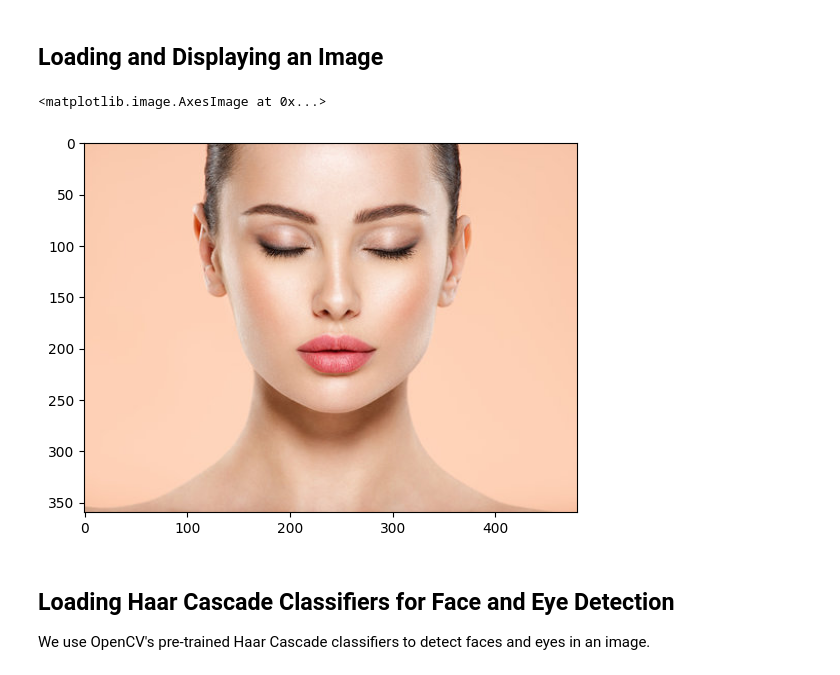
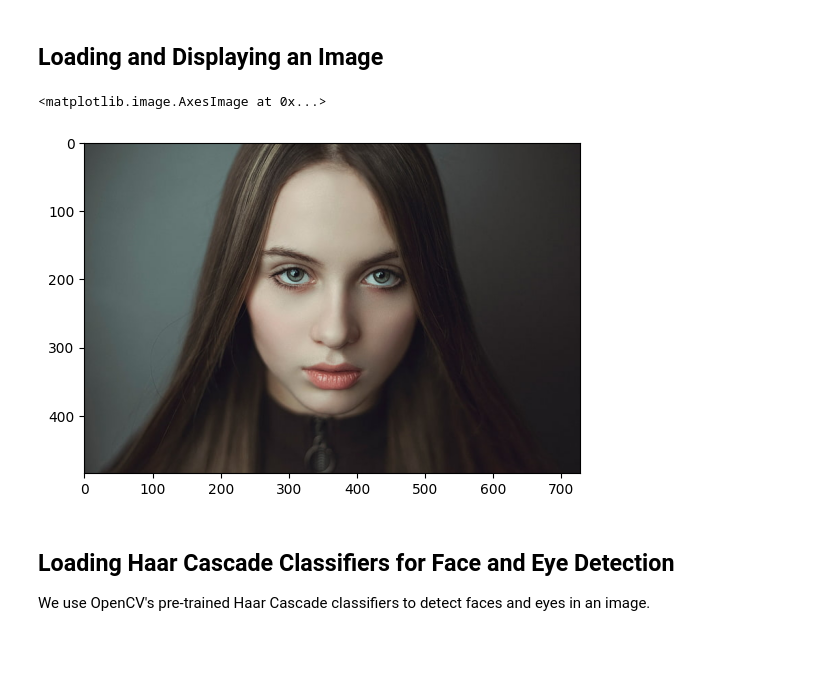
Before and after one commit to oussemamansouri/Real-Time-Drowsiness-Detection, a Jupyter notebook: Model Test With images.ipynb, the cells around one changed output. Saved outputs shown, nothing was run; the diff lists cells and outputs as text; code cells hidden in the pictures; blank space fills up the shorter version.

```diff
--- a/Model Test With images.ipynb
+++ b/Model Test With images.ipynb
@@ -15,11 +15,11 @@ class_names = ['Close-Eyes', 'Open-Eyes']
 # %% [markdown]
 ## Loading and Displaying an Image
 # %%
-img = cv2.imread("360_F_335536024_XxfITBP7CIkSFw9VLnvixjuzPVXTISRf.jpg")
+img = cv2.imread("women-face-portrait-simple-background-wallpaper-preview.jpg")
 plt.imshow(cv2.cvtColor(img, cv2.COLOR_BGR2RGB))
 # %% [output]
 <matplotlib.image.AxesImage at 0x...>
-[figure, old version]
+[figure, new version]
 # %% [markdown]
 ## Loading Haar Cascade Classifiers for Face and Eye Detection
 
```
Also changed, not shown: parts of 6 cells of this notebook.
